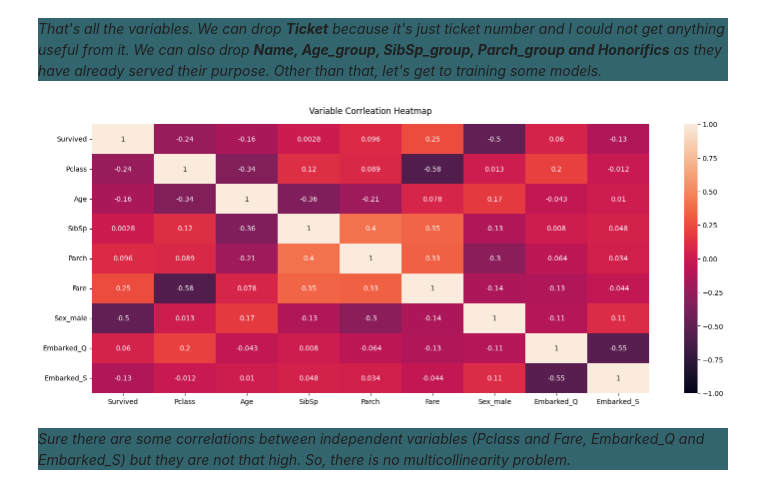
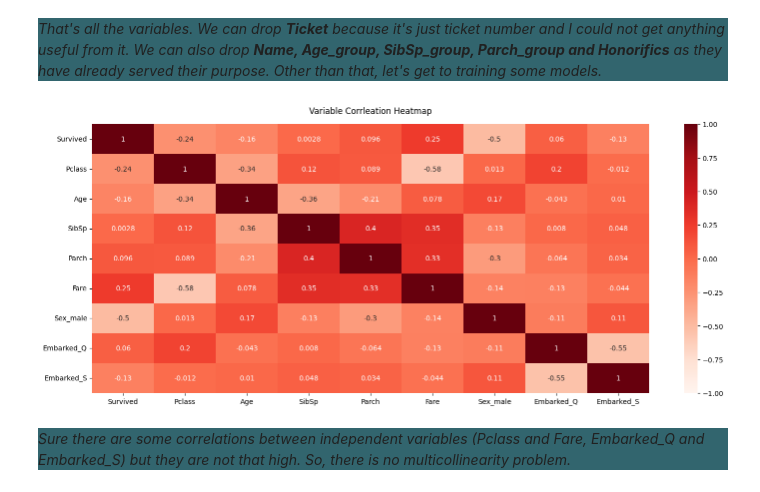
Before and after one commit to GiorgiChkhitunidze/Would-you-survive-sinking-of-the-Titanic, a Jupyter notebook: main.ipynb, the cells around one changed output. Drawn from its saved outputs; the diff is of its cells as text; code cells hidden in the pictures.

```diff
--- a/main.ipynb
+++ b/main.ipynb
@@ -331,11 +331,11 @@ train_df = pd.get_dummies(train_df, prefix_sep='_', columns=['Sex', 'Embarked'],
 test_df = pd.get_dummies(test_df, prefix_sep='_', columns=['Sex', 'Embarked'], drop_first=True, dtype='int')
 # %%
 plt.figure(figsize=(18, 7))
-fig = sns.heatmap(train_df.corr(), vmin=-1, vmax=1, annot=True);
+fig = sns.heatmap(train_df.corr(), vmin=-1, vmax=1, annot=True, cmap='Reds');
 fig.set_title('Variable Corrleation Heatmap', pad=15)
 plt.show;
 # %% [output]
-[figure, old version]
+[figure, new version]
 # %% [markdown]
 <p style="background-color: #32656e"><i>Sure there are some correlations between independent variables (Pclass and Fare, Embarked_Q and Embarked_S) but they are not that high. So, there is no multicollinearity problem.</i></p>
 # %% [markdown]
```
Also changed, not shown: parts of 1 cell of this notebook.
